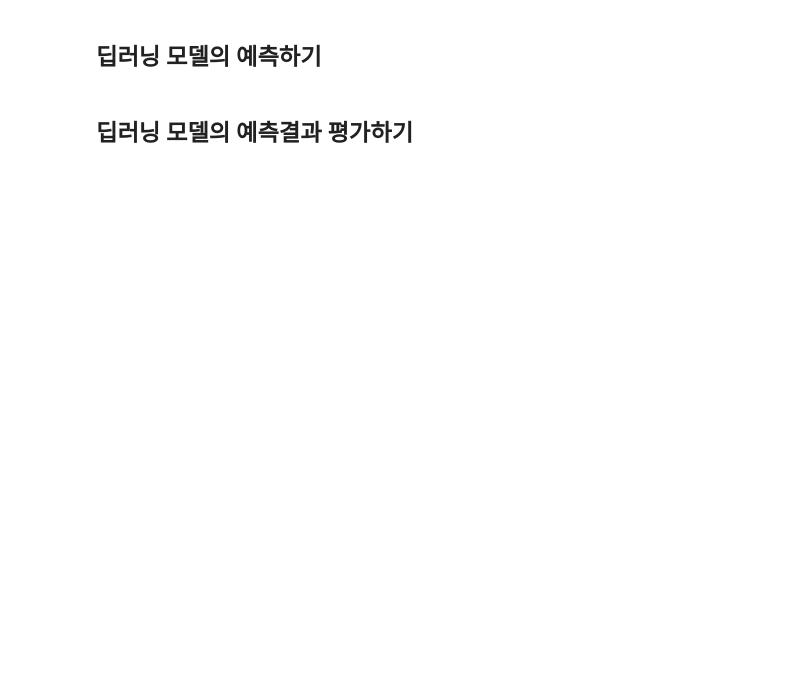
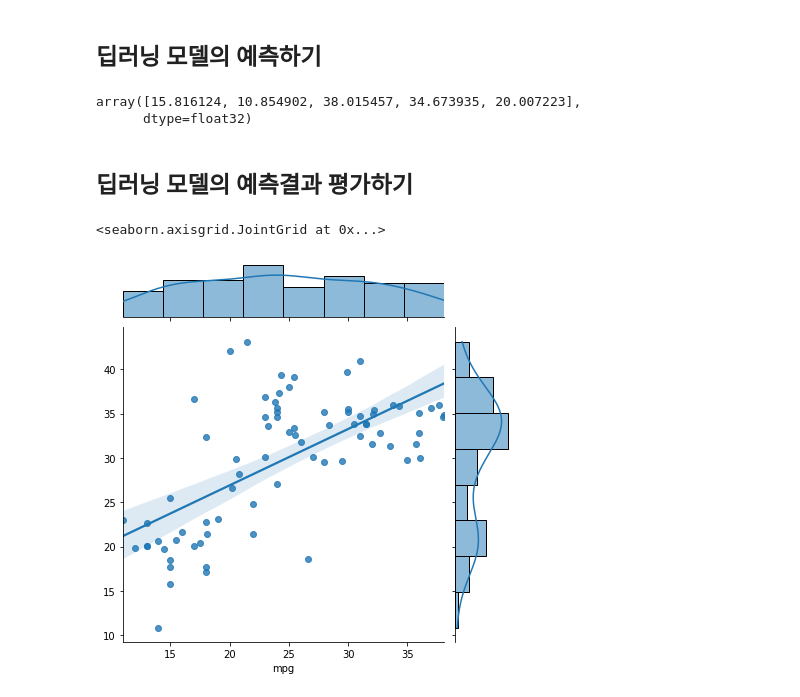
Before and after one commit to B-JayU/Python_study, a Jupyter notebook: 6. 텐서플로를 통한 자동차 연비 데이터 예측-input.ipynb, the cells around one changed output. Drawn from its saved outputs; the diff is of its cells as text; code cells hidden in the pictures; blank space fills up the shorter version.

```diff
--- a/6. 텐서플로를 통한 자동차 연비 데이터 예측-input.ipynb
+++ b/6. 텐서플로를 통한 자동차 연비 데이터 예측-input.ipynb
@@ -53,6 +144,14 @@
 # %% [markdown]
 ### 딥러닝 층 구성
+# %%
+model = tf.keras.Sequential()
+model.add(tf.keras.layers.Dense(64, activation="relu", input_shape=[len(train_dataset.keys())]))
+model.add(tf.keras.layers.Dense(64, activation="relu"))
+model.add(tf.keras.layers.Dense(64, activation="relu"))
+model.add(tf.keras.layers.Dense(1))
 # %% [markdown]
 ### 모델 컴파일
+# %%
+model.compile(loss="mse", metrics=["mae", "mse"])
 # %% [markdown]
 ### 만든 모델 확인하기
@@ -59,2 +177,4 @@
 # %% [markdown]
 ## 딥러닝 모델로 학습하기
+# %%
+model.fit(train_dataset, train_labels, epochs=100, verbose=0)
@@ -63,4 +190,15 @@
 # %% [markdown]
 ## 딥러닝 모델의 예측하기
+# %%
+predict_labels = model.predict(test_dataset).flatten()
+predict_labels[:5]
+# %% [output]
+array([15.816124, 10.854902, 38.015457, 34.673935, 20.007223],
+      dtype=float32)
 # %% [markdown]
 ## 딥러닝 모델의 예측결과 평가하기
+# %%
+sns.jointplot(x=test_labels, y=predict_labels, kind="reg")
+# %% [output]
+<seaborn.axisgrid.JointGrid at 0x...>
+[figure, added]
```
Also changed, not shown: parts of 17 cells of this notebook.
